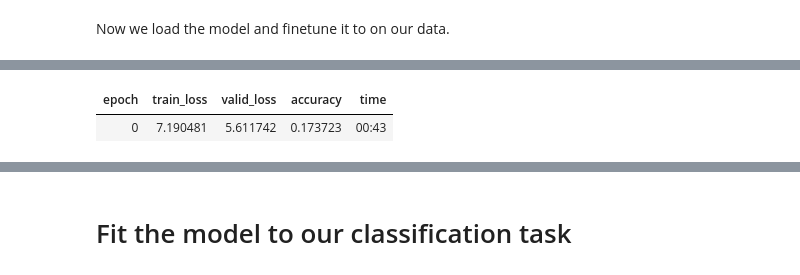
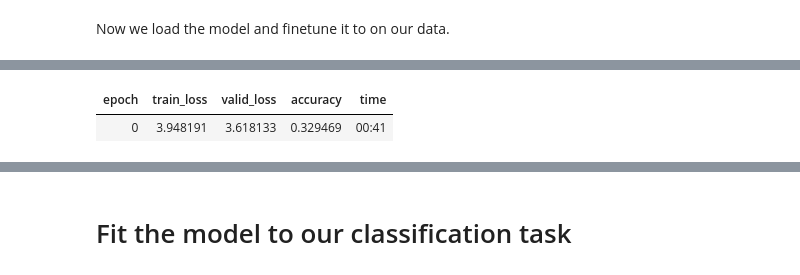
Before and after one commit to ameasure/autocoding-class, a Jupyter notebook: FastAI_1_0_50.ipynb, the cells around one changed output, grey strips where cells are left out. Cells and saved outputs as stored; diff of their text form; code cells hidden in the pictures.

```diff
--- a/FastAI_1_0_50.ipynb
+++ b/FastAI_1_0_50.ipynb
@@ -153,6 +153,6 @@ LR Finder is complete, type {learner_name}.recorder.plot() to see the graph.
 # %%
 language_model.freeze_to(-1)
-language_model.fit_one_cycle(cyc_len=1, max_lr=7e-1)
+language_model.fit_one_cycle(cyc_len=1, max_lr=1e-2)
 # %% [output]
 | epoch | train_loss | valid_loss | accuracy | time |
-| 0 | 7.190481 | 5.611742 | 0.173723 | 00:43 |
+| 0 | 3.948191 | 3.618133 | 0.329469 | 00:41 |
```
Also changed, not shown: parts of 16 cells of this notebook.
